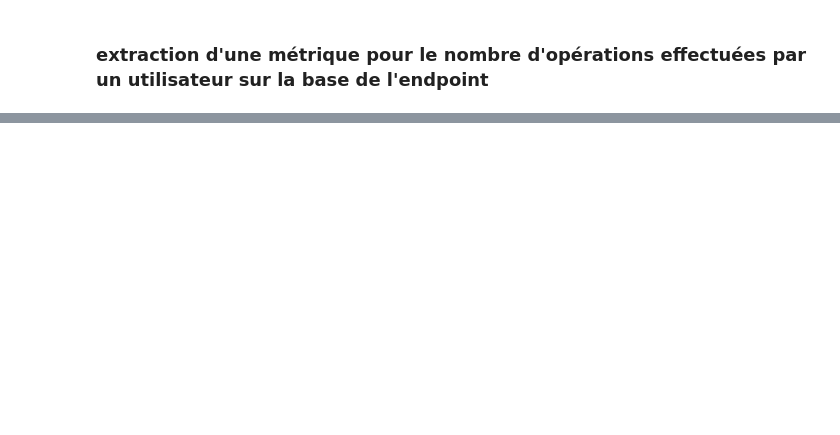
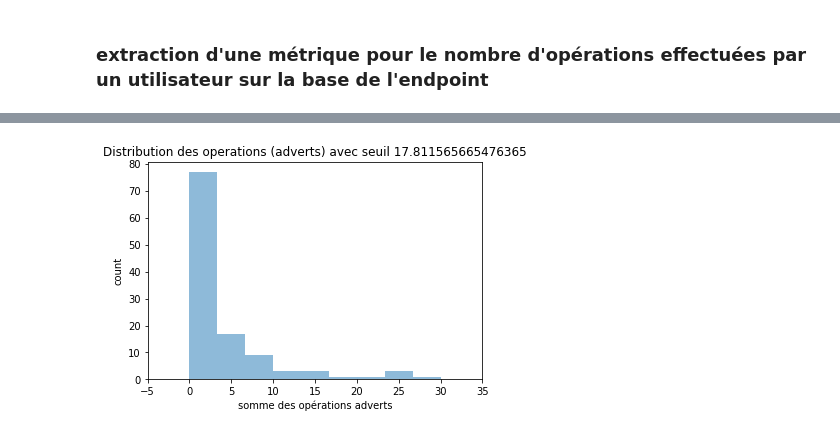
Before and after one commit to pfolaa/dsti-labs, a Jupyter notebook: fraud_detection.ipynb, the cells around one changed output, grey strips where cells are left out. Cells and saved outputs as stored; diff of their text form; code cells hidden in the pictures; blank space fills up the shorter version.

```diff
--- a/fraud_detection.ipynb
+++ b/fraud_detection.ipynb
@@ -1639,0 +1666,2 @@ len(list_personnes_risque)
+# %%
+sum_operation_adverts, min_adverts, max_adverts, mediane_adverts, moyenne_adverts, et_adverts, threshold_adverts = calculate_metric(all_df_list_new, str_key_word='adverts')
@@ -1658,0 +1764,4 @@ plt.show()
+# %%
+plot_users(sum_operation_adverts, 'adverts', threshold_adverts)
+# %% [output]
+[figure, added]
```
Also changed, not shown: parts of 50 cells of this notebook.
